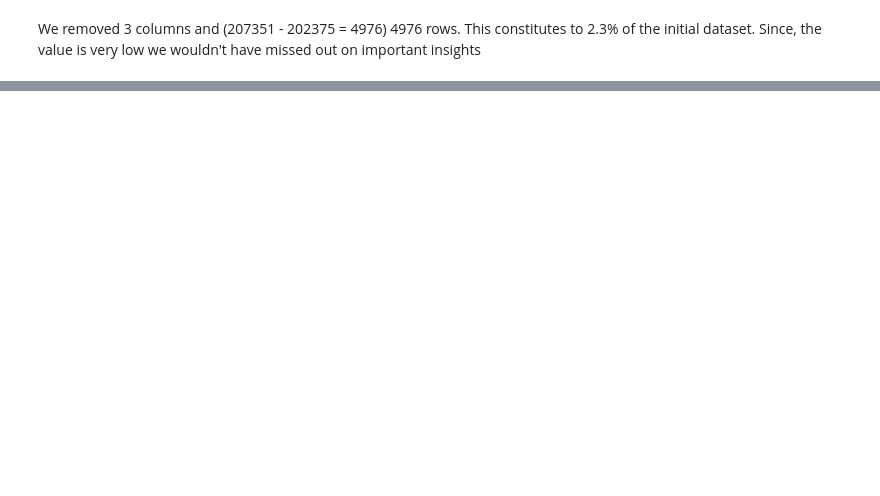
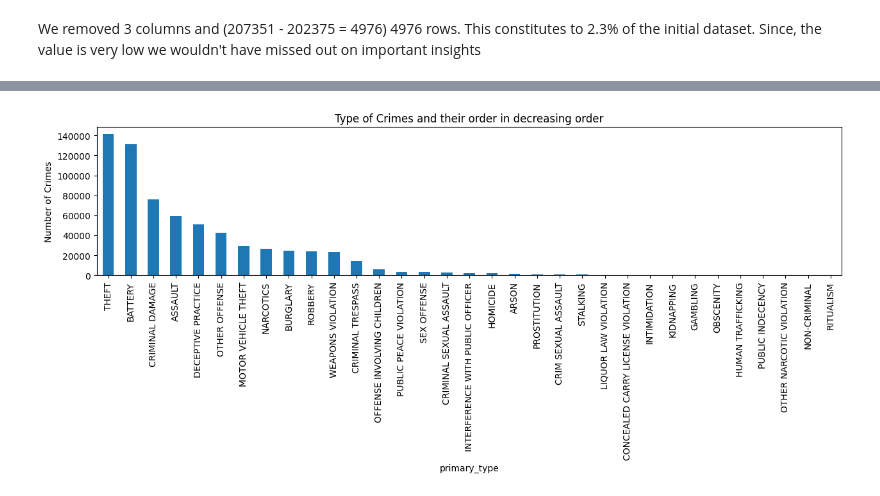
Before and after one commit to CS418/group-project-data-explorers, a Jupyter notebook: crime_prediction_chicago.ipynb, the cells around one changed output, grey strips where cells are left out. Saved outputs shown, nothing was run; the diff lists cells and outputs as text; code cells hidden in the pictures; blank space fills up the shorter version.

```diff
--- a/crime_prediction_chicago.ipynb
+++ b/crime_prediction_chicago.ipynb
@@ -165,0 +194,12 @@ We removed 3 columns and (207351 - 202375 = 4976) 4976 rows. This constitutes to
+# %%
+#Visualize amount of crimes according to their type
+plt.figure(figsize=(15,3))
+plt.title('Type of Crimes and their order in decreasing order')
+plt.ylabel('Number of Crimes')
+plt.xlabel('Crime Type')
+
+crimes_df.groupby([crimes_df['primary_type']]).size().sort_values(ascending=False).plot(kind='bar')
+
+plt.show()
+# %% [output]
+[figure, added]
```
Also changed, not shown: parts of 27 cells of this notebook.
